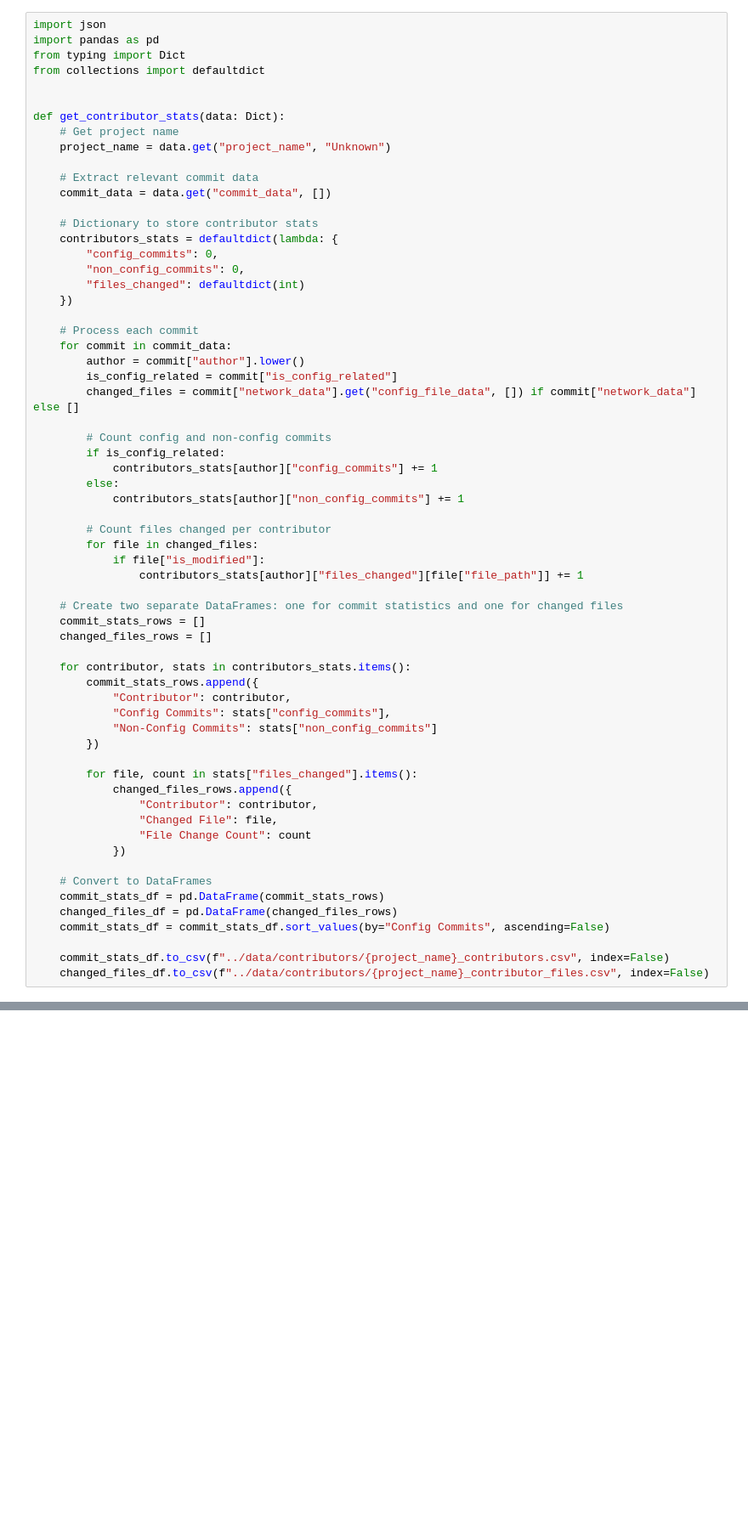
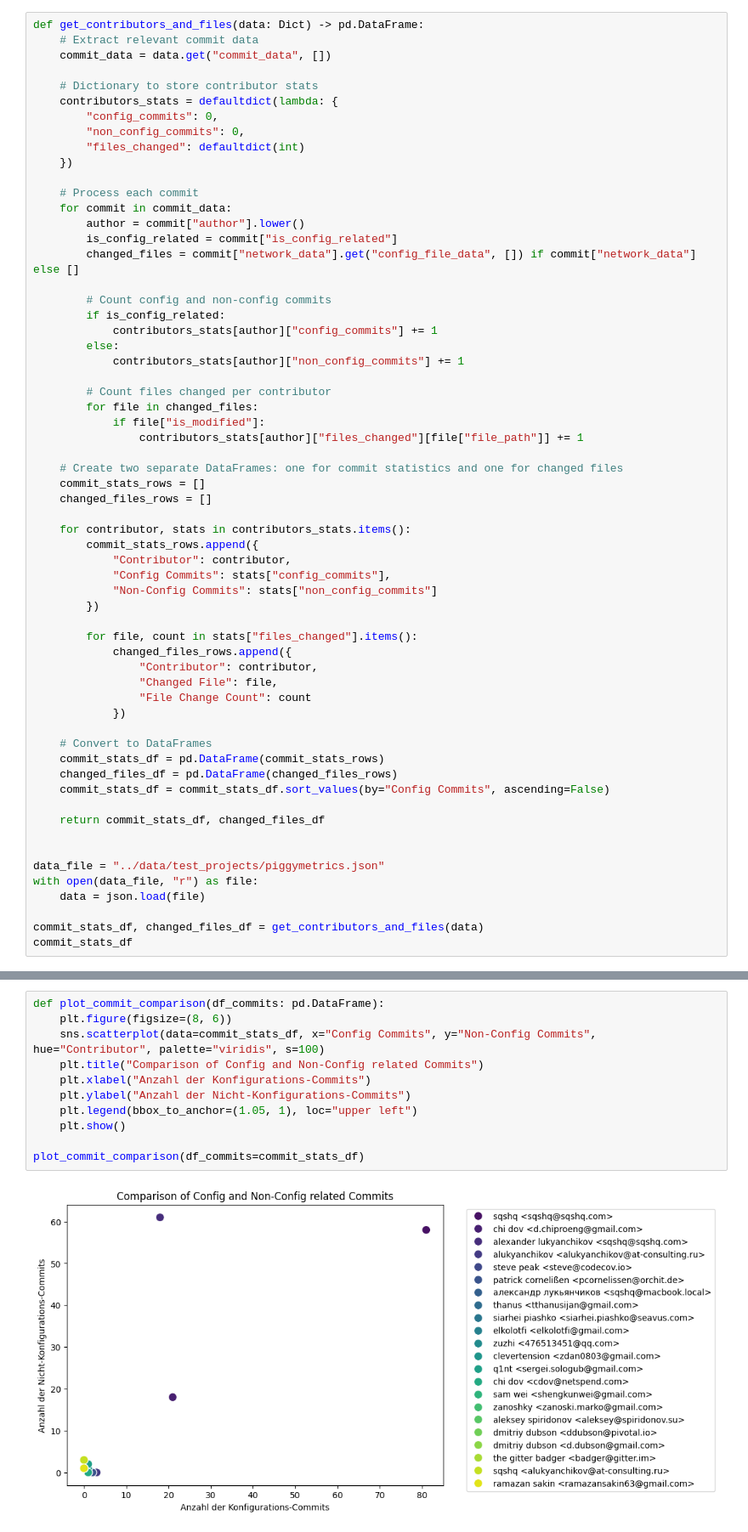
Before and after one commit to simisimon/config-space, a Jupyter notebook: notebooks/configuration_responsibility.ipynb, the cells around one changed output, grey strips where cells are left out. Shown at 85% size. Saved outputs shown, nothing was run; the diff lists cells and outputs as text; blank space fills up the shorter version.

```diff
--- a/notebooks/configuration_responsibility.ipynb
+++ b/notebooks/configuration_responsibility.ipynb
@@ -1,14 +12,5 @@
 # %%
-import json
-import pandas as pd
-from typing import Dict
-from collections import defaultdict
-
-
-def get_contributor_stats(data: Dict):
-    # Get project name
-    project_name = data.get("project_name", "Unknown")
-
+def get_contributors_and_files(data: Dict) -> pd.DataFrame:
     # Extract relevant commit data
     commit_data = data.get("commit_data", [])
 
@@ -59,5 +61,12 @@ def get_contributor_stats(data: Dict):
     changed_files_df = pd.DataFrame(changed_files_rows)
     commit_stats_df = commit_stats_df.sort_values(by="Config Commits", ascending=False)
 
-    commit_stats_df.to_csv(f"../data/contributors/{project_name}_contributors.csv", index=False)
-    changed_files_df.to_csv(f"../data/contributors/{project_name}_contributor_files.csv", index=False)
+    return commit_stats_df, changed_files_df
+
+
+data_file = "../data/test_projects/piggymetrics.json"
+with open(data_file, "r") as file:
+    data = json.load(file)
+
+commit_stats_df, changed_files_df = get_contributors_and_files(data)
+commit_stats_df
@@ -103,0 +110,13 @@ plt.show()
+# %%
+def plot_commit_comparison(df_commits: pd.DataFrame):
+    plt.figure(figsize=(8, 6))
+    sns.scatterplot(data=commit_stats_df, x="Config Commits", y="Non-Config Commits", hue="Contributor", palette="viridis", s=100)
+    plt.title("Comparison of Config and Non-Config related Commits")
+    plt.xlabel("Anzahl der Konfigurations-Commits")
+    plt.ylabel("Anzahl der Nicht-Konfigurations-Commits")
+    plt.legend(bbox_to_anchor=(1.05, 1), loc="upper left")
+    plt.show()
+
+plot_commit_comparison(df_commits=commit_stats_df)
+# %% [output]
+[figure, added]
```
Also changed, not shown: parts of 9 cells of this notebook, 3 other files.
